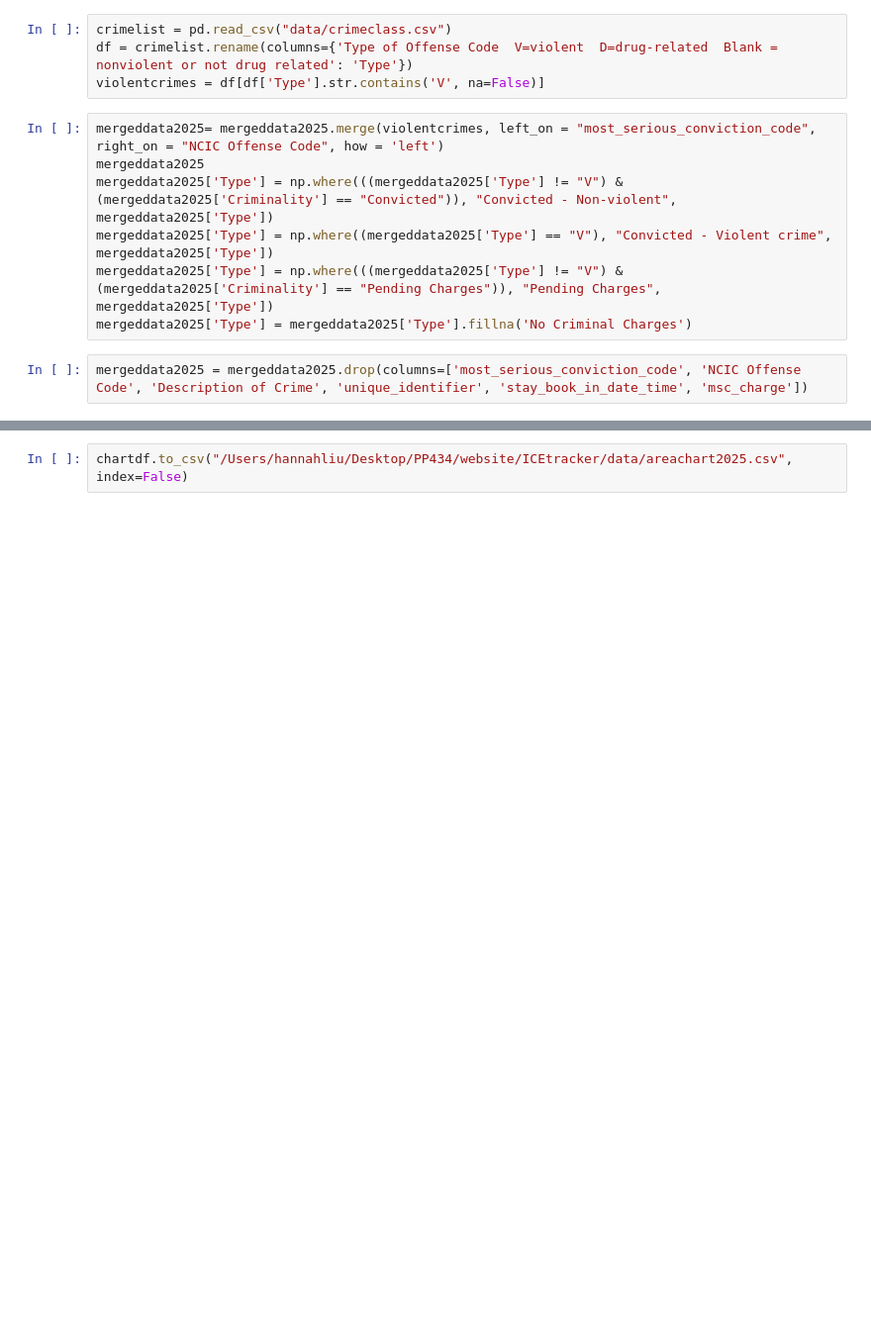
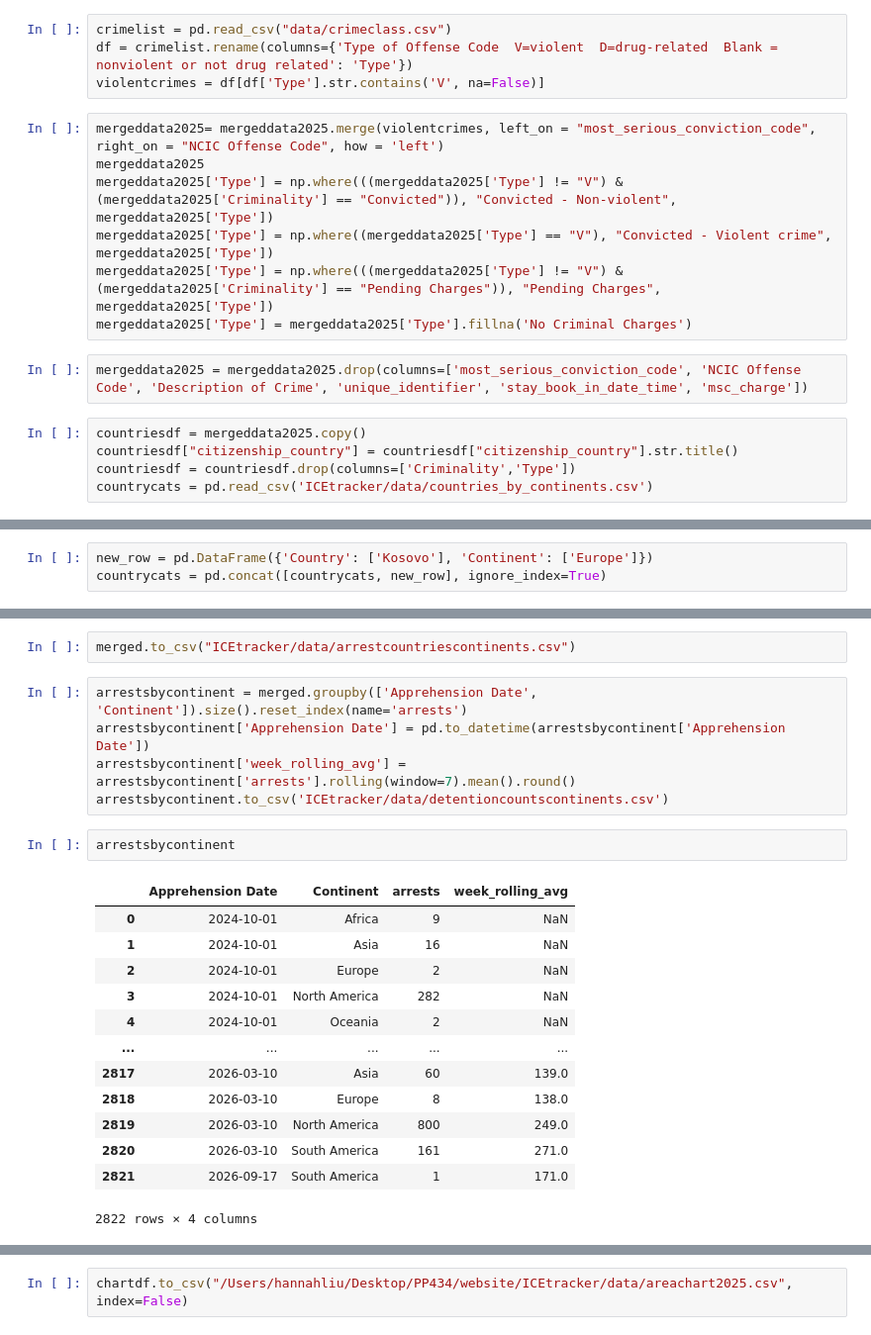
Before and after one commit to hannahjliu/hannahjliu.github.io, a Jupyter notebook: ICEtracker/ICEtracker.ipynb, the cells around one changed output, grey strips where cells are left out. Shown at 99% size. Saved outputs shown, nothing was run; the diff lists cells and outputs as text; blank space fills up the shorter version.

```diff
--- a/ICEtracker/ICEtracker.ipynb
+++ b/ICEtracker/ICEtracker.ipynb
@@ -193,3 +231,8 @@ mergeddata2025['Type'] = np.where(((mergeddata2025['Type'] != "V") & (mergeddata
 mergeddata2025['Type'] = mergeddata2025['Type'].fillna('No Criminal Charges')
 # %%
 mergeddata2025 = mergeddata2025.drop(columns=['most_serious_conviction_code', 'NCIC Offense Code', 'Description of Crime', 'unique_identifier', 'stay_book_in_date_time', 'msc_charge'])
+# %%
+countriesdf = mergeddata2025.copy()
+countriesdf["citizenship_country"] = countriesdf["citizenship_country"].str.title()
+countriesdf = countriesdf.drop(columns=['Criminality','Type'])
+countrycats = pd.read_csv('ICEtracker/data/countries_by_continents.csv')
@@ -195,0 +259,3 @@ mergeddata2025 = mergeddata2025.drop(columns=['most_serious_conviction_code', 'N
+# %%
+new_row = pd.DataFrame({'Country': ['Kosovo'], 'Continent': ['Europe']})
+countrycats = pd.concat([countrycats, new_row], ignore_index=True)
@@ -196 +399,24 @@ mergeddata2025 = mergeddata2025.drop(columns=['most_serious_conviction_code', 'N
+# %%
+merged.to_csv("ICEtracker/data/arrestcountriescontinents.csv")
+# %%
+arrestsbycontinent = merged.groupby(['Apprehension Date', 'Continent']).size().reset_index(name='arrests')
+arrestsbycontinent['Apprehension Date'] = pd.to_datetime(arrestsbycontinent['Apprehension Date'])
+arrestsbycontinent['week_rolling_avg'] = arrestsbycontinent['arrests'].rolling(window=7).mean().round()
+arrestsbycontinent.to_csv('ICEtracker/data/detentioncountscontinents.csv')
+# %%
+arrestsbycontinent
+# %% [output]
+|  | Apprehension Date | Continent | arrests | week_rolling_avg |
+| 0 | 2024-10-01 | Africa | 9 | NaN |
+| 1 | 2024-10-01 | Asia | 16 | NaN |
+| 2 | 2024-10-01 | Europe | 2 | NaN |
+| 3 | 2024-10-01 | North America | 282 | NaN |
+| 4 | 2024-10-01 | Oceania | 2 | NaN |
+| ... | ... | ... | ... | ... |
+| 2817 | 2026-03-10 | Asia | 60 | 139.0 |
+| 2818 | 2026-03-10 | Europe | 8 | 138.0 |
+| 2819 | 2026-03-10 | North America | 800 | 249.0 |
+| 2820 | 2026-03-10 | South America | 161 | 271.0 |
+| 2821 | 2026-09-17 | South America | 1 | 171.0 |
+2822 rows × 4 columns
 # %%
```
Also changed, not shown: parts of 19 cells of this notebook.
